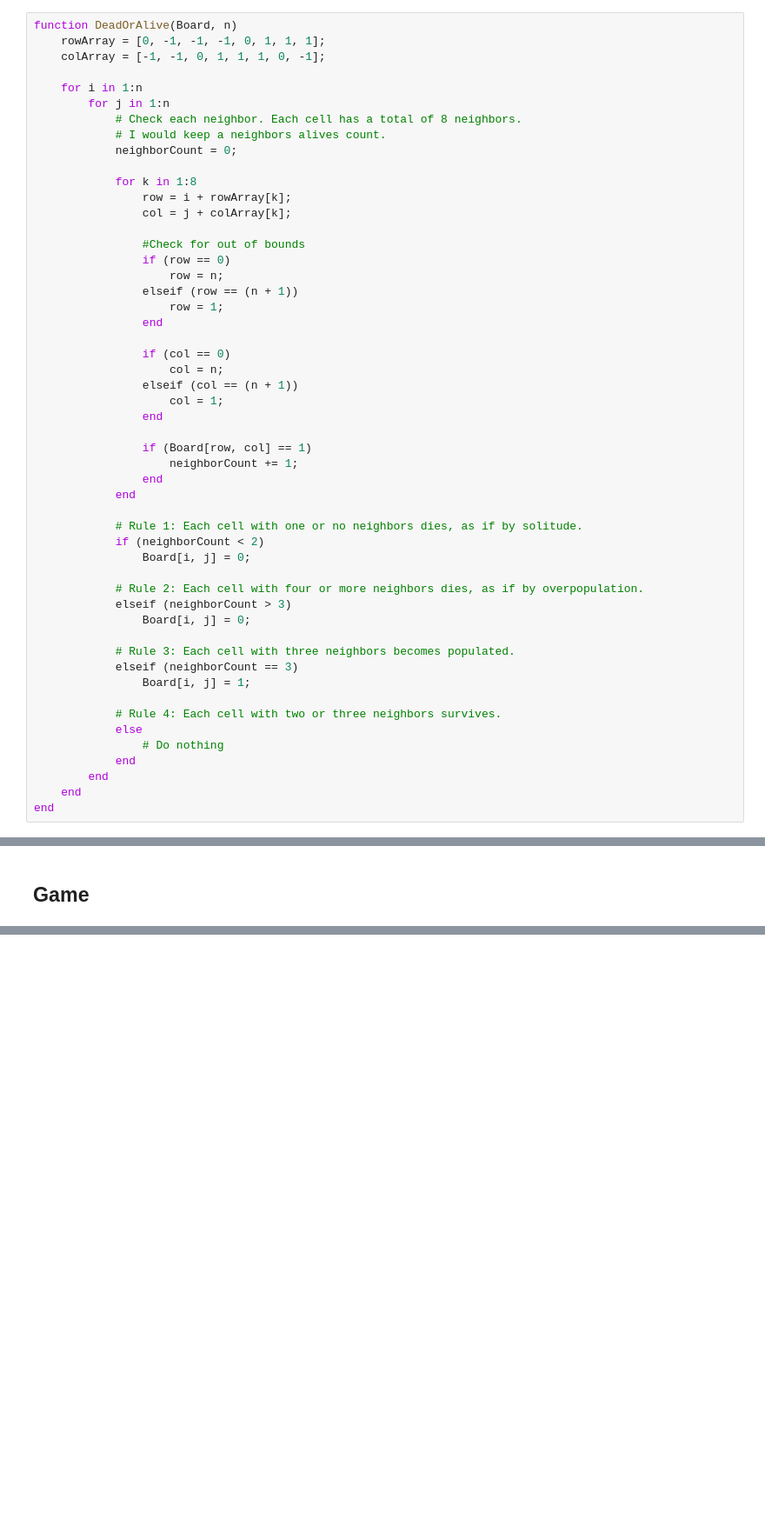
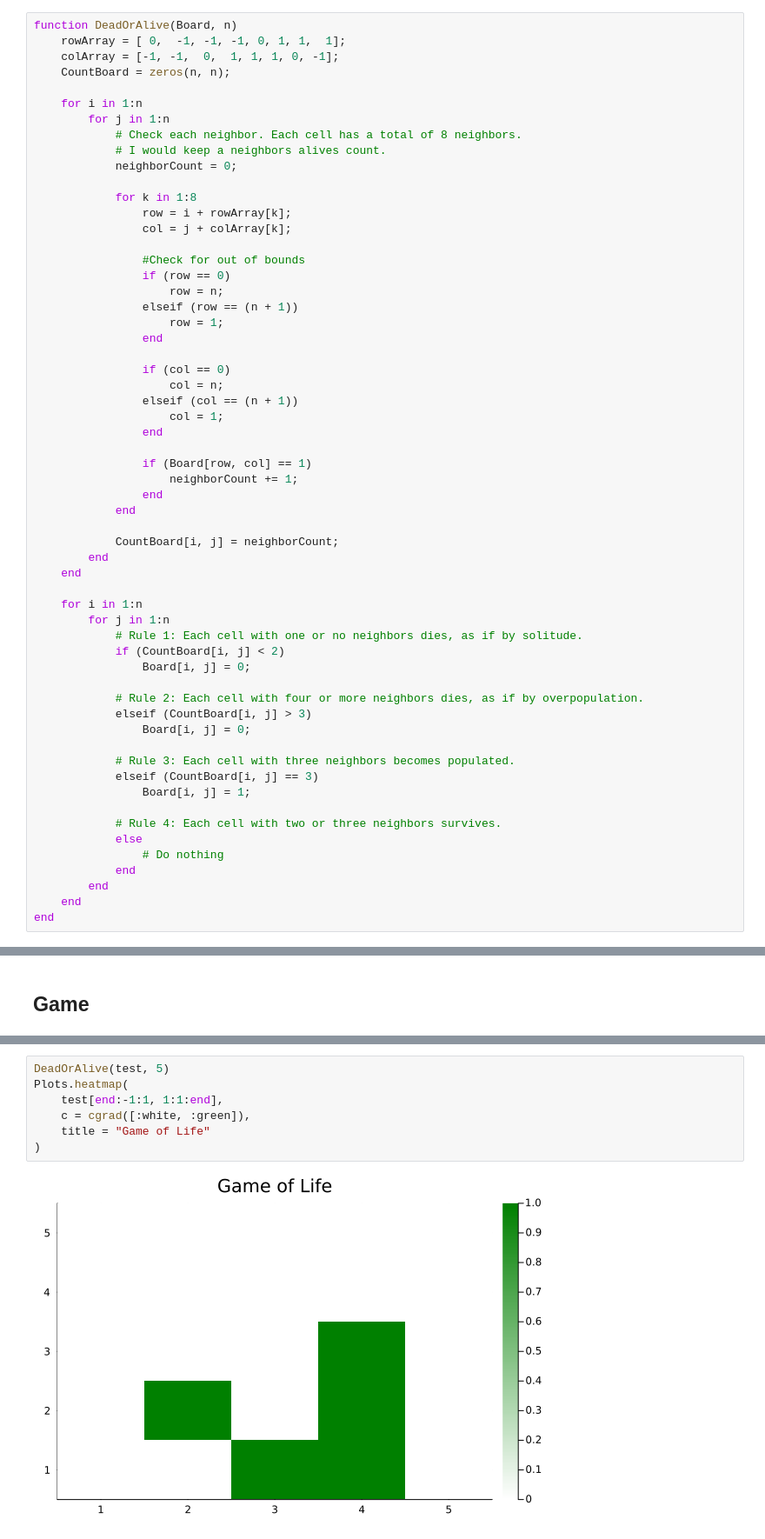
Before and after one commit to Irrodrig05/MA2600, a Jupyter notebook: GameOfLife.ipynb, the cells around one changed output, grey strips where cells are left out. Shown at 87% size. Saved outputs shown, nothing was run; the diff lists cells and outputs as text; blank space fills up the shorter version.

```diff
--- a/GameOfLife.ipynb
+++ b/GameOfLife.ipynb
@@ -22,8 +22,9 @@ using PlotlyJS
 WebIO._IJuliaInit()
 # %%
 function DeadOrAlive(Board, n)
-    rowArray = [0, -1, -1, -1, 0, 1, 1, 1];
-    colArray = [-1, -1, 0, 1, 1, 1, 0, -1];
+    rowArray = [ 0,  -1, -1, -1, 0, 1, 1,  1];
+    colArray = [-1, -1,  0,  1, 1, 1, 0, -1];
+    CountBoard = zeros(n, n);
 
     for i in 1:n
         for j in 1:n
@@ -53,16 +54,22 @@ function DeadOrAlive(Board, n)
                 end
             end
 
+            CountBoard[i, j] = neighborCount;
+        end
+    end
+
+    for i in 1:n
+        for j in 1:n
             # Rule 1: Each cell with one or no neighbors dies, as if by solitude.
-            if (neighborCount < 2)
+            if (CountBoard[i, j] < 2)
                 Board[i, j] = 0;
 
             # Rule 2: Each cell with four or more neighbors dies, as if by overpopulation.
-            elseif (neighborCount > 3)
+            elseif (CountBoard[i, j] > 3)
                 Board[i, j] = 0;
 
             # Rule 3: Each cell with three neighbors becomes populated.
-            elseif (neighborCount == 3)
+            elseif (CountBoard[i, j] == 3)
                 Board[i, j] = 1;
 
             # Rule 4: Each cell with two or three neighbors survives.
@@ -149,0 +214,9 @@ plot(
+# %%
+DeadOrAlive(test, 5)
+Plots.heatmap(
+    test[end:-1:1, 1:1:end],
+    c = cgrad([:white, :green]),
+    title = "Game of Life"
+)
+# %% [output]
+[figure, added]
```
Also changed, not shown: parts of 5 cells of this notebook.
